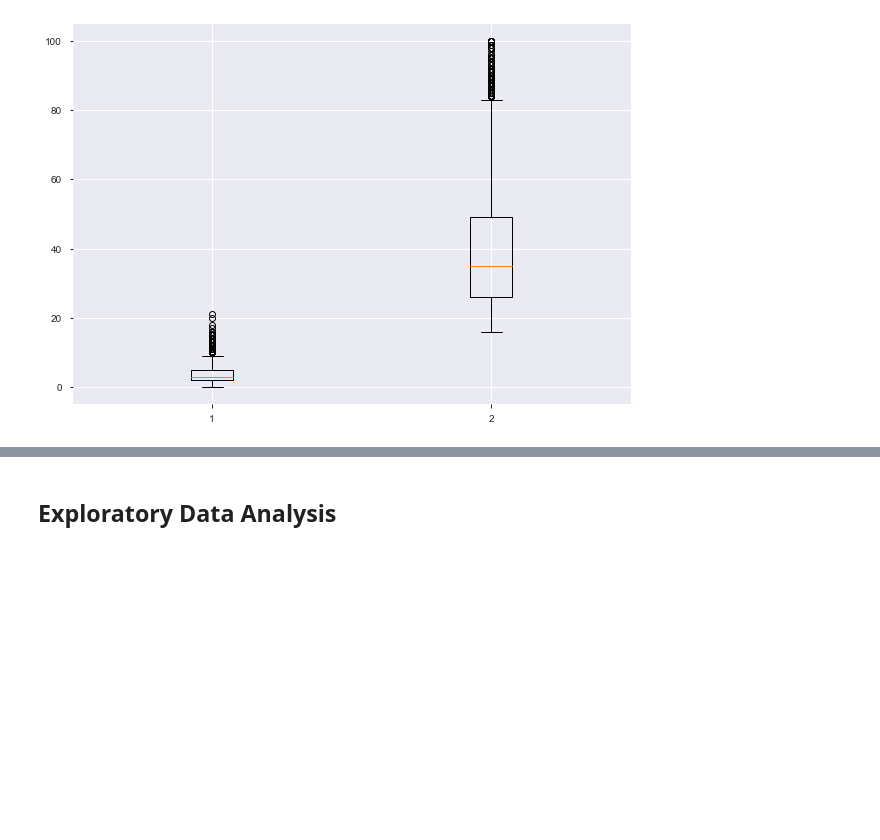
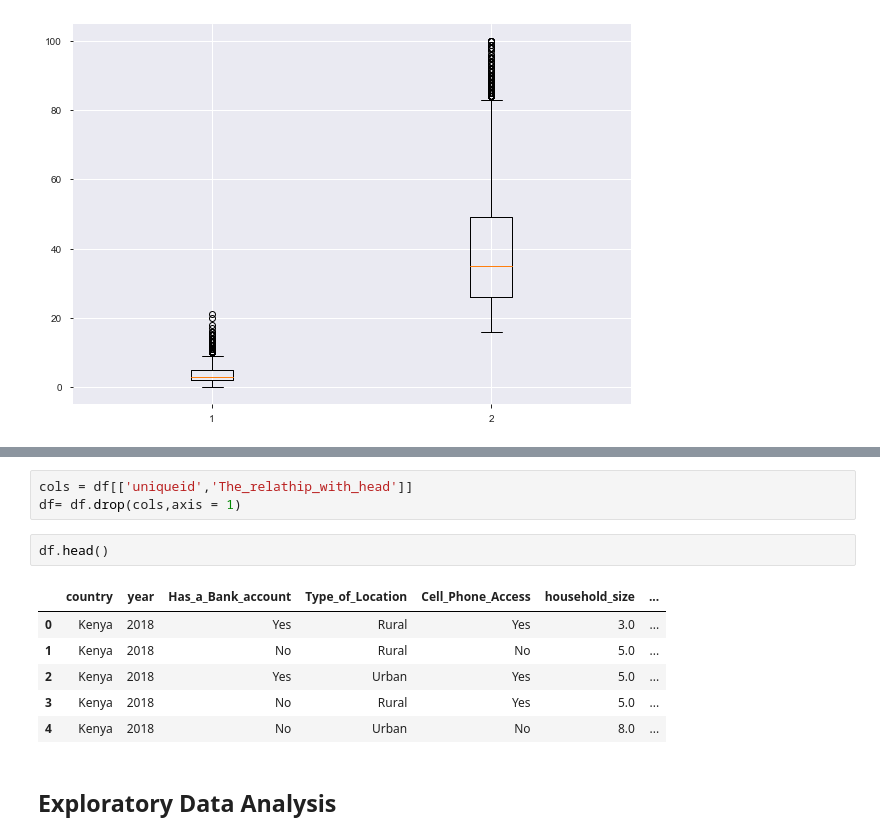
Before and after one commit to cap-blurr/Financial_inclusion_prediction, a Jupyter notebook: Fin_access.ipynb, the cells around one changed output, grey strips where cells are left out. Saved outputs shown, nothing was run; the diff lists cells and outputs as text; blank space fills up the shorter version.

```diff
--- a/Fin_access.ipynb
+++ b/Fin_access.ipynb
@@ -172,2 +205,14 @@ dtype: float64
+# %%
+cols = df[['uniqueid','The_relathip_with_head']]
+df= df.drop(cols,axis = 1)
+# %%
+df.head()
+# %% [output]
+|  | country | year | Has_a_Bank_account | Type_of_Location | Cell_Phone_Access | household_size | ... |
+| 0 | Kenya | 2018 | Yes | Rural | Yes | 3.0 | ... |
+| 1 | Kenya | 2018 | No | Rural | No | 5.0 | ... |
+| 2 | Kenya | 2018 | Yes | Urban | Yes | 5.0 | ... |
+| 3 | Kenya | 2018 | No | Rural | Yes | 5.0 | ... |
+| 4 | Kenya | 2018 | No | Urban | No | 8.0 | ... |
 # %% [markdown]
 ## Exploratory Data Analysis
```
Also changed, not shown: parts of 34 cells of this notebook.
